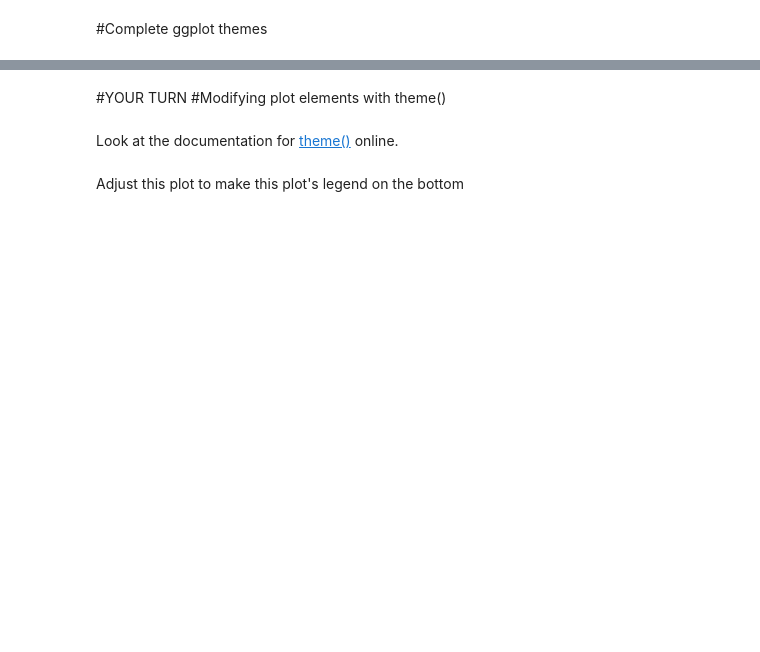
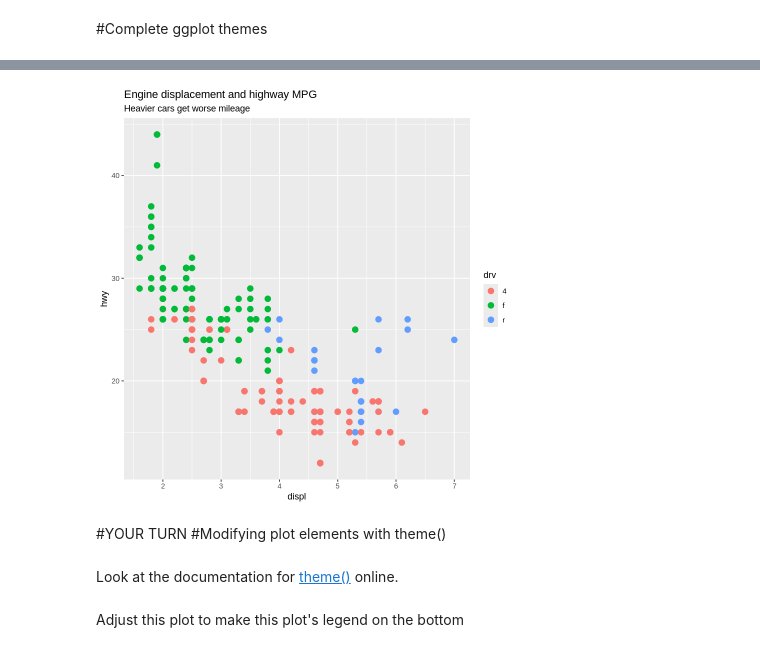
Before and after one commit to xenidegracia/DataVizClassNotes, a Jupyter notebook: Themes.ipynb, the cells around one changed output, grey strips where cells are left out. Saved outputs shown, nothing was run; the diff lists cells and outputs as text; code cells hidden in the pictures; blank space fills up the shorter version.

```diff
--- a/Themes.ipynb
+++ b/Themes.ipynb
@@ -79,11 +124,14 @@ ggplot(data = mpg,
 # %%
 #How do I use `theme_minimal` with a base size of 16?
 
 ggplot(data = mpg,
        mapping = aes(x = displ, y = hwy, color = drv)) +
   geom_point(size = 3) +
   labs(title = "Engine displacement and highway MPG",
-       subtitle = "Heavier cars get worse mileage")
+       subtitle = "Heavier cars get worse mileage",
+       theme_minimal(base_size = 16)) #I added this line
+# %% [output]
+[figure, added]
 # %% [markdown]
 #YOUR TURN
 #Modifying plot elements with theme()
```
Also changed, not shown: parts of 19 cells of this notebook.
